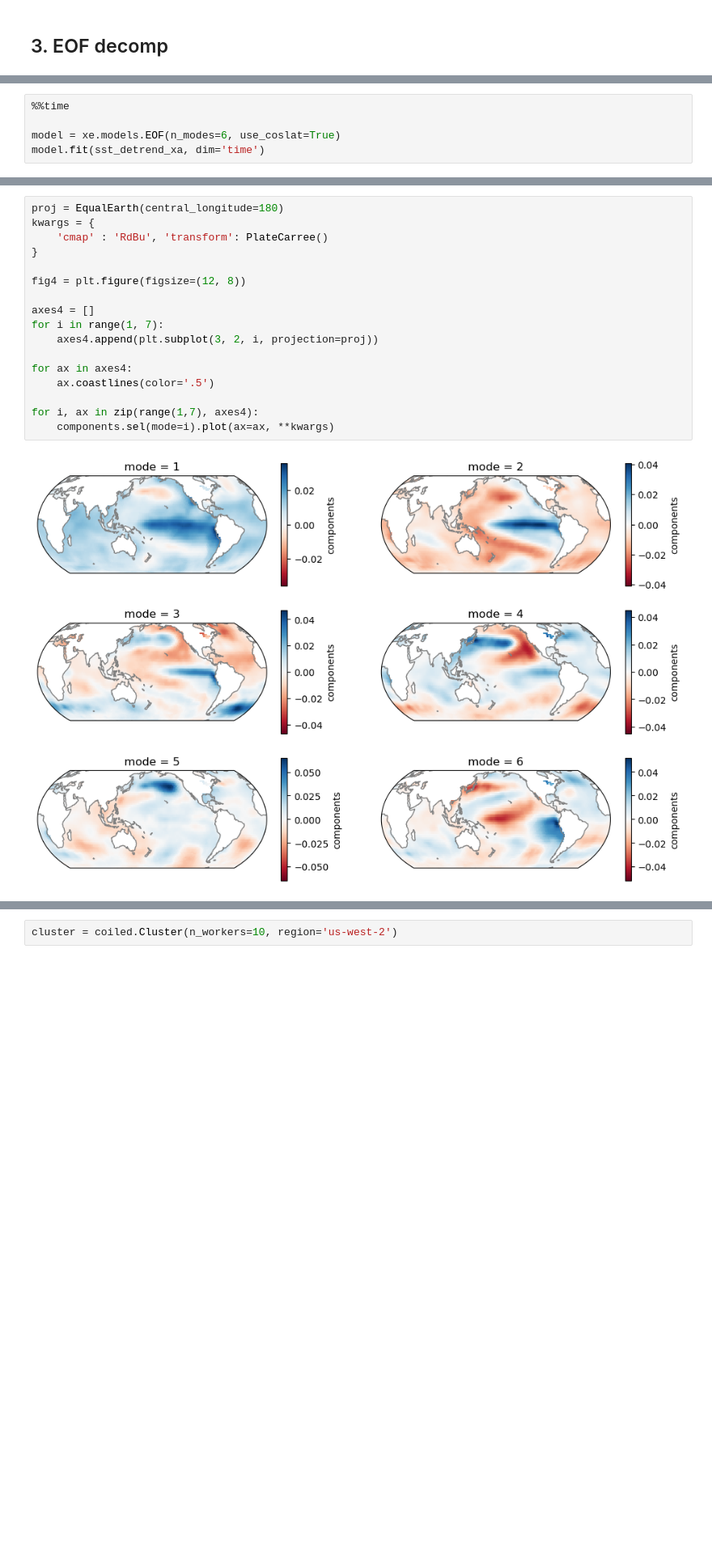
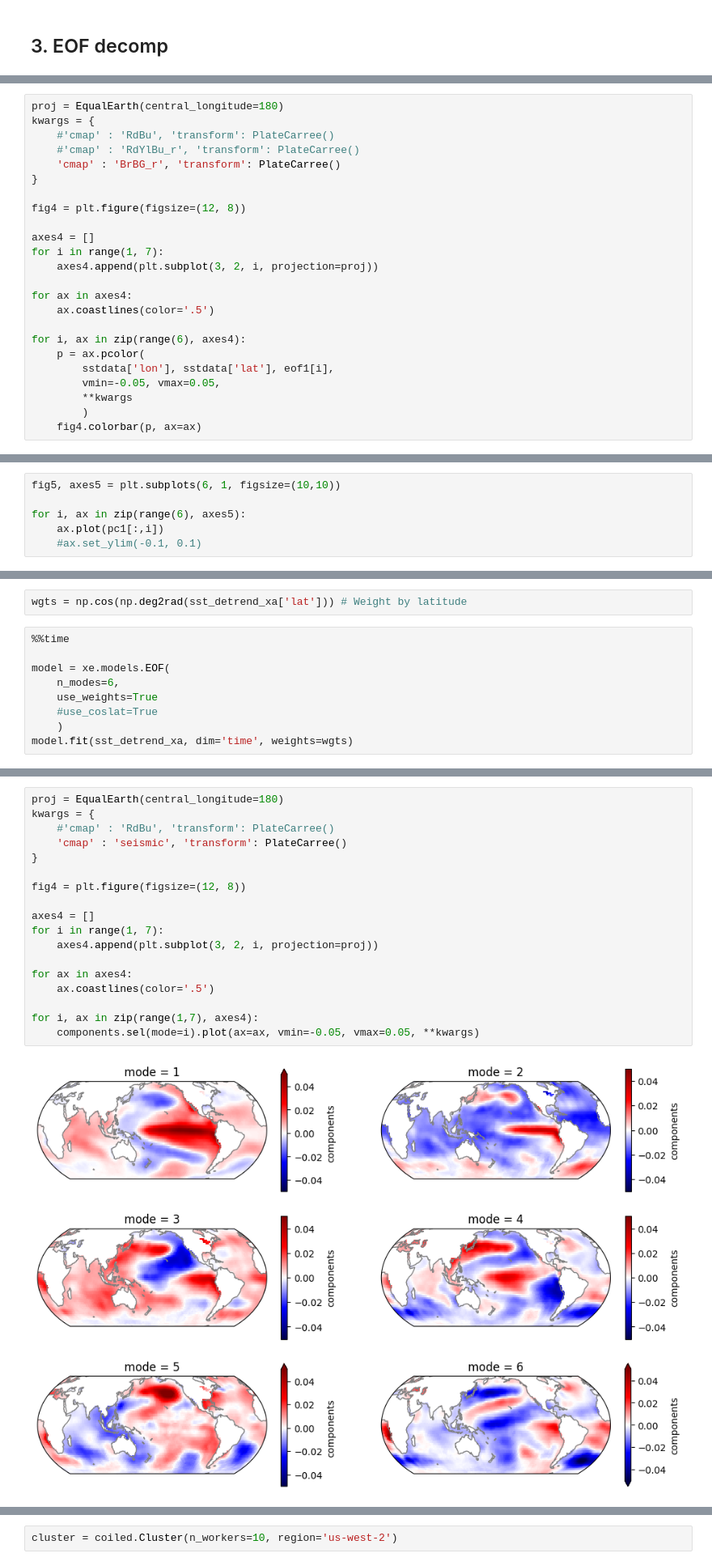
Before and after one commit to DeanHenze/Dask-with-cloud, a Jupyter notebook: examples/eof_ersst.ipynb, the cells around one changed output, grey strips where cells are left out. Shown at 81% size. Saved outputs shown, nothing was run; the diff lists cells and outputs as text; blank space fills up the shorter version.

```diff
--- a/examples/eof_ersst.ipynb
+++ b/examples/eof_ersst.ipynb
@@ -487,0 +374,24 @@ import xeofs as xe
+# %%
+proj = EqualEarth(central_longitude=180)
+kwargs = {
+    #'cmap' : 'RdBu', 'transform': PlateCarree()
+    #'cmap' : 'RdYlBu_r', 'transform': PlateCarree()
+    'cmap' : 'BrBG_r', 'transform': PlateCarree()
+}
+
+fig4 = plt.figure(figsize=(12, 8))
+
+axes4 = []
+for i in range(1, 7):
+    axes4.append(plt.subplot(3, 2, i, projection=proj))
+
+for ax in axes4:
+    ax.coastlines(color='.5')
+
+for i, ax in zip(range(6), axes4):
+    p = ax.pcolor(
+        sstdata['lon'], sstdata['lat'], eof1[i],
+        vmin=-0.05, vmax=0.05,
+        **kwargs
+        )
+    fig4.colorbar(p, ax=ax)
@@ -487,0 +400,6 @@ import xeofs as xe
+# %%
+fig5, axes5 = plt.subplots(6, 1, figsize=(10,10))
+
+for i, ax in zip(range(6), axes5):
+    ax.plot(pc1[:,i])
+    #ax.set_ylim(-0.1, 0.1)
@@ -488,6 +410,12 @@ import xeofs as xe
+# %%
+wgts = np.cos(np.deg2rad(sst_detrend_xa['lat'])) # Weight by latitude
 # %%
 %%time
 
-model = xe.models.EOF(n_modes=6, use_coslat=True)
-model.fit(sst_detrend_xa, dim='time')
+model = xe.models.EOF(
+    n_modes=6,
+    use_weights=True
+    #use_coslat=True
+    )
+model.fit(sst_detrend_xa, dim='time', weights=wgts)
 # %% [output]
@@ -525,22 +453,23 @@ Wall time: 2.17 ms
 # %%
 proj = EqualEarth(central_longitude=180)
 kwargs = {
-    'cmap' : 'RdBu', 'transform': PlateCarree()
+    #'cmap' : 'RdBu', 'transform': PlateCarree()
+    'cmap' : 'seismic', 'transform': PlateCarree()
 }
 
 fig4 = plt.figure(figsize=(12, 8))
 
 axes4 = []
 for i in range(1, 7):
     axes4.append(plt.subplot(3, 2, i, projection=proj))
 
 for ax in axes4:
     ax.coastlines(color='.5')
 
 for i, ax in zip(range(1,7), axes4):
-    components.sel(mode=i).plot(ax=ax, **kwargs)
+    components.sel(mode=i).plot(ax=ax, vmin=-0.05, vmax=0.05, **kwargs)
 # %% [output]
-[figure, old version]
+[figure, new version]
 # %%
 %%time
 
```
Also changed, not shown: parts of 74 cells of this notebook.
